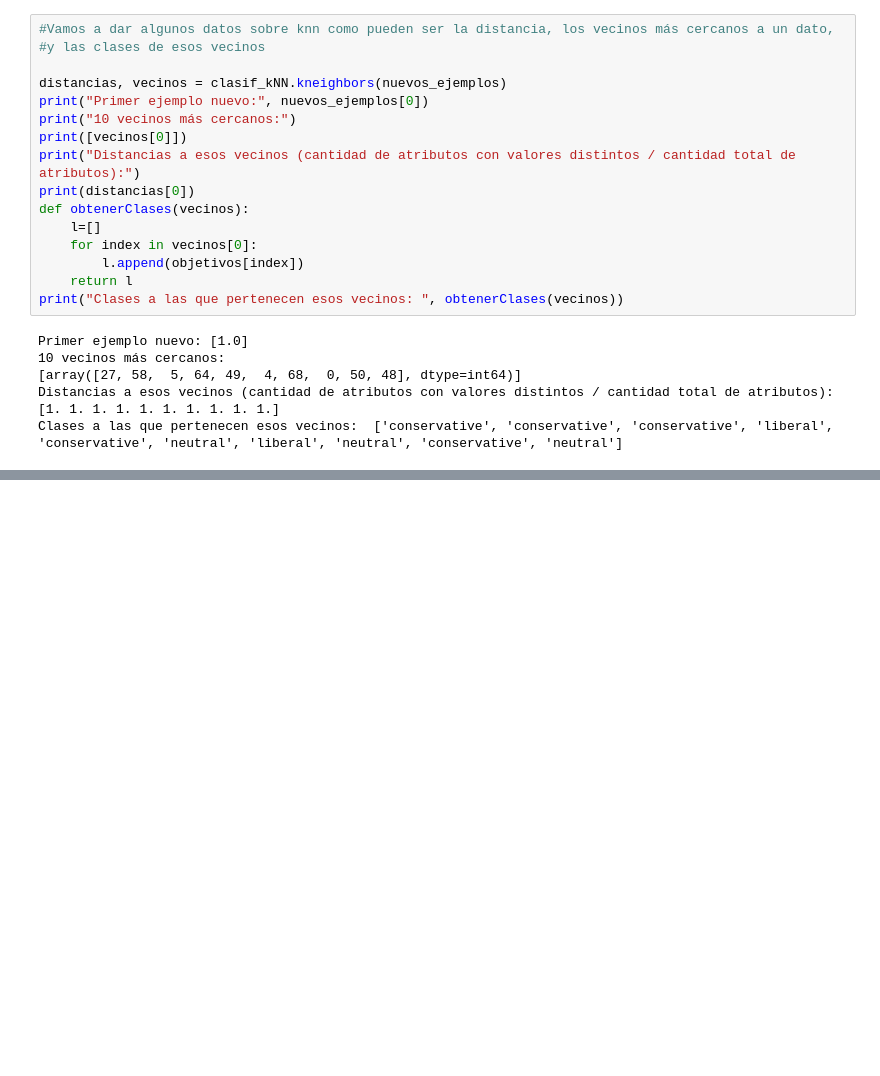
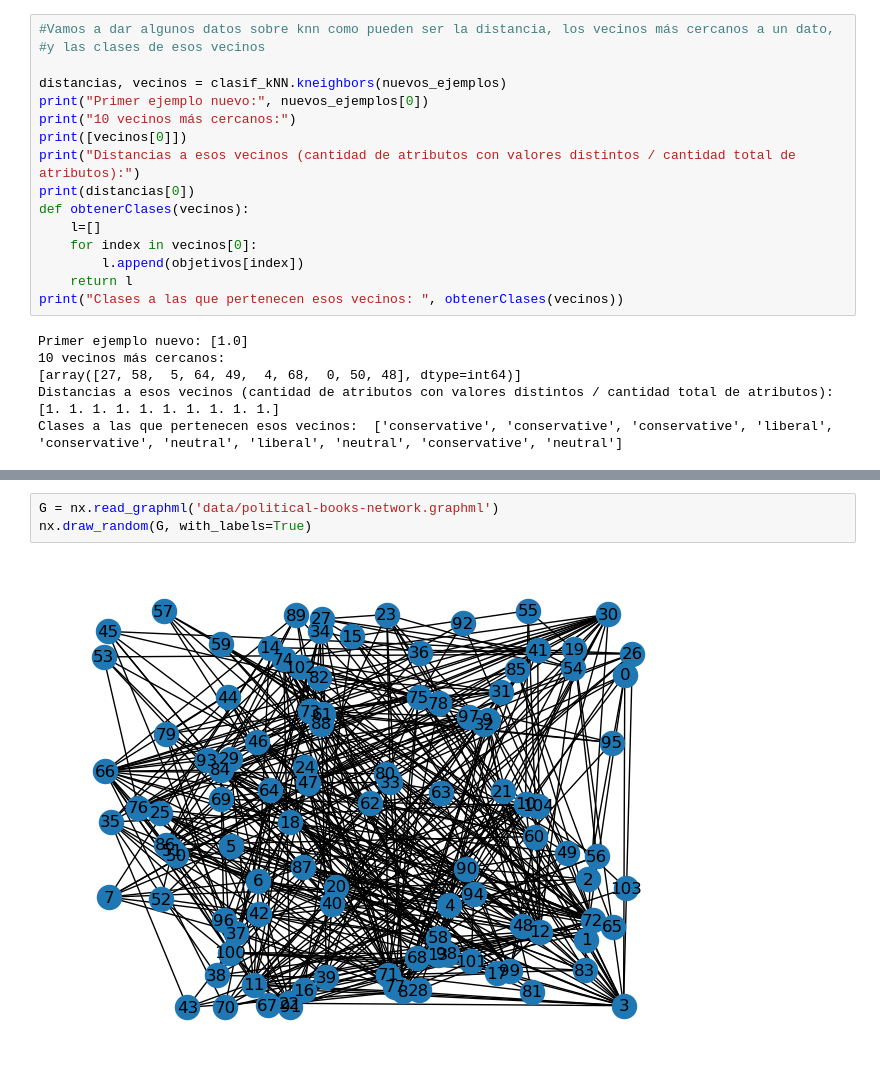
Before and after one commit to us-ferferga/AI-Machine-Learning, a Jupyter notebook: Aprendizaje_automático_trabajo.ipynb, the cells around one changed output, grey strips where cells are left out. Cells and saved outputs as stored; diff of their text form; blank space fills up the shorter version.

```diff
--- a/Aprendizaje_automático_trabajo.ipynb
+++ b/Aprendizaje_automático_trabajo.ipynb
@@ -216,0 +369,5 @@ Clases a las que pertenecen esos vecinos:  ['conservative', 'conservative', 'con
+# %%
+G = nx.read_graphml('data/political-books-network.graphml')
+nx.draw_random(G, with_labels=True)
+# %% [output]
+[figure, added]
```
Also changed, not shown: parts of 12 cells of this notebook.
